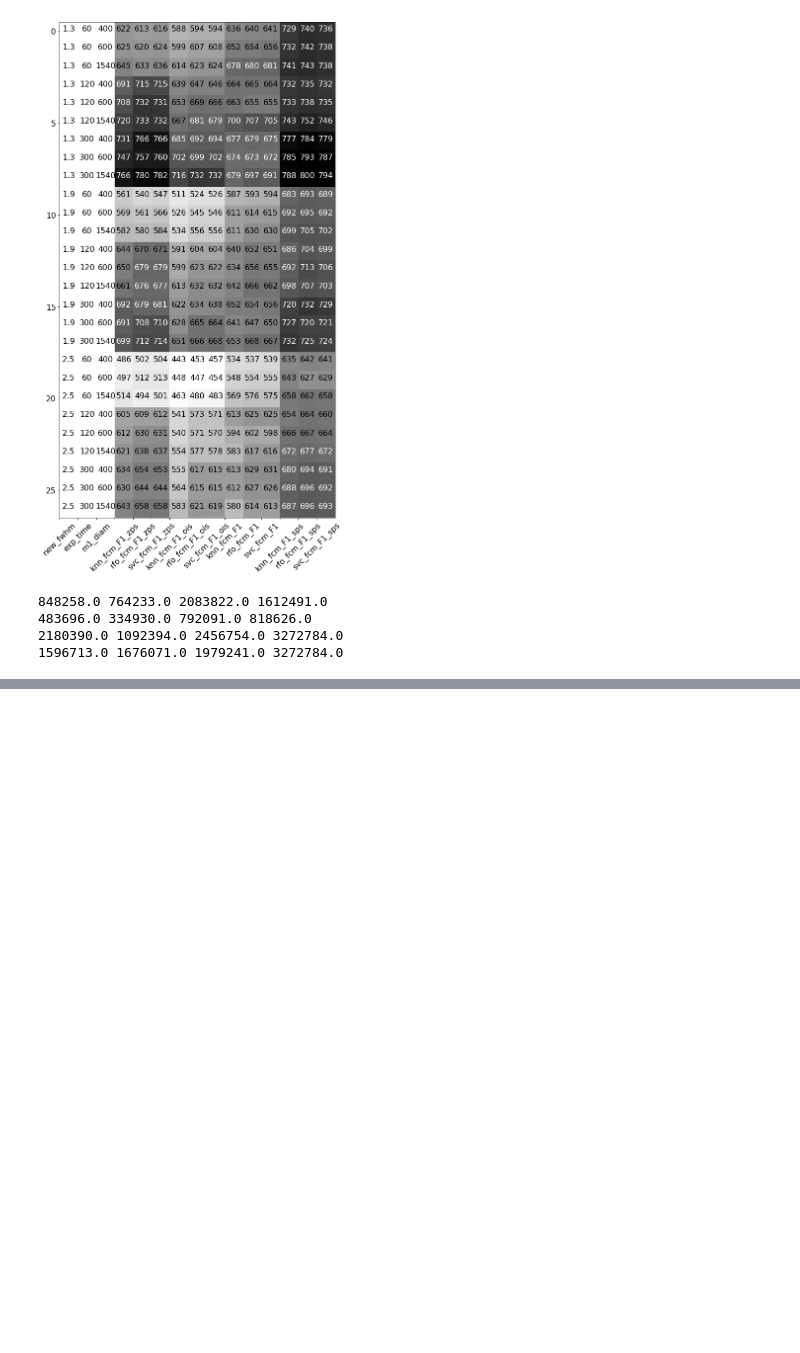
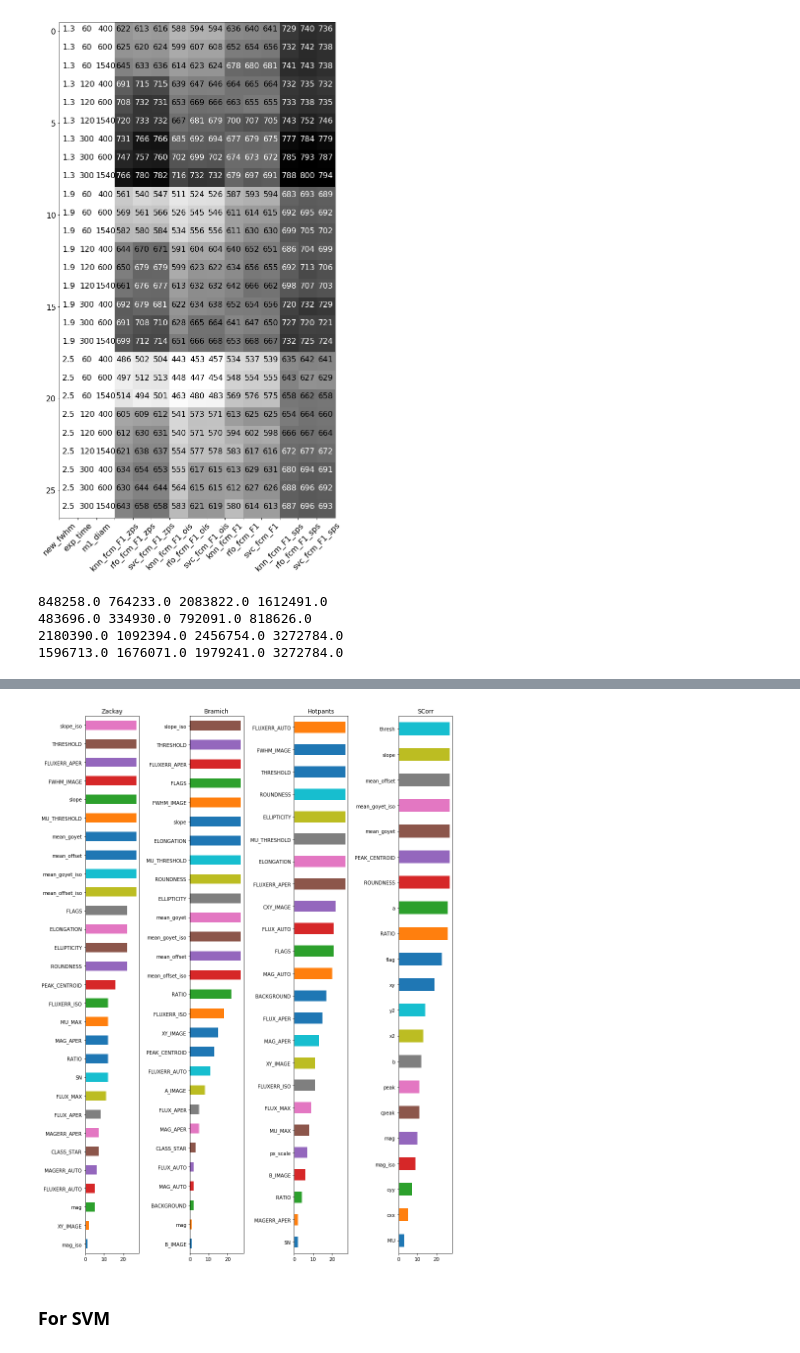
Before and after one commit to BrunoSanchez/RBMLearning, a Jupyter notebook: piramid/ml_analysis.ipynb, the cells around one changed output, grey strips where cells are left out. Cells and saved outputs as stored; diff of their text form; code cells hidden in the pictures; blank space fills up the shorter version.

```diff
--- a/piramid/ml_analysis.ipynb
+++ b/piramid/ml_analysis.ipynb
@@ -905,0 +935,37 @@ plt.savefig('boxplot_f1.pdf', format='pdf', dpi=780)
+# %%
+zps_knsigs = load('./plots/new_ml_zps_parallel/knn_fsel_zps.joblib')
+ois_knsigs = load('./plots/new_ml_ois_parallel/knn_fsel_ois.joblib')
+sps_knsigs = load('./plots/new_ml_sps_parallel/knn_fsel_sps.joblib')
+hot_knsigs = load('./plots/new_ml_hot_parallel/knn_fsel_hot.joblib')
+# %%
+def franking(fsel):
+    sels = list(itertools.chain(*fsel))
+    #print(sels)
+    counts = pd.Series(np.zeros(len(np.unique(sels))), index=np.unique(sels), dtype=int)
+    for asel in sels:
+        counts[asel] += 1
+    return counts
+# %%
+plt.figure(figsize=(12, 16))
+plt.subplot(141)
+counts = franking(zps_knsigs)
+counts.sort_values().plot.barh(title='Zackay')
+
+plt.subplot(142)
+counts = franking(ois_knsigs)
+counts.sort_values().plot.barh(title='Bramich')
+
+plt.subplot(143)
+counts = franking(hot_knsigs)
+counts.sort_values().plot.barh(title='Hotpants')
+
+plt.subplot(144)
+counts = franking(sps_knsigs)
+counts.sort_values().plot.barh(title='SCorr')
+#plt.xticks(rotation=45)
+plt.tight_layout()
+plt.savefig('ranking_knn.png')
+# %% [output]
+[figure, added]
+# %% [markdown]
+### For SVM
```
Also changed, not shown: parts of 80 cells of this notebook, 11 other files.
